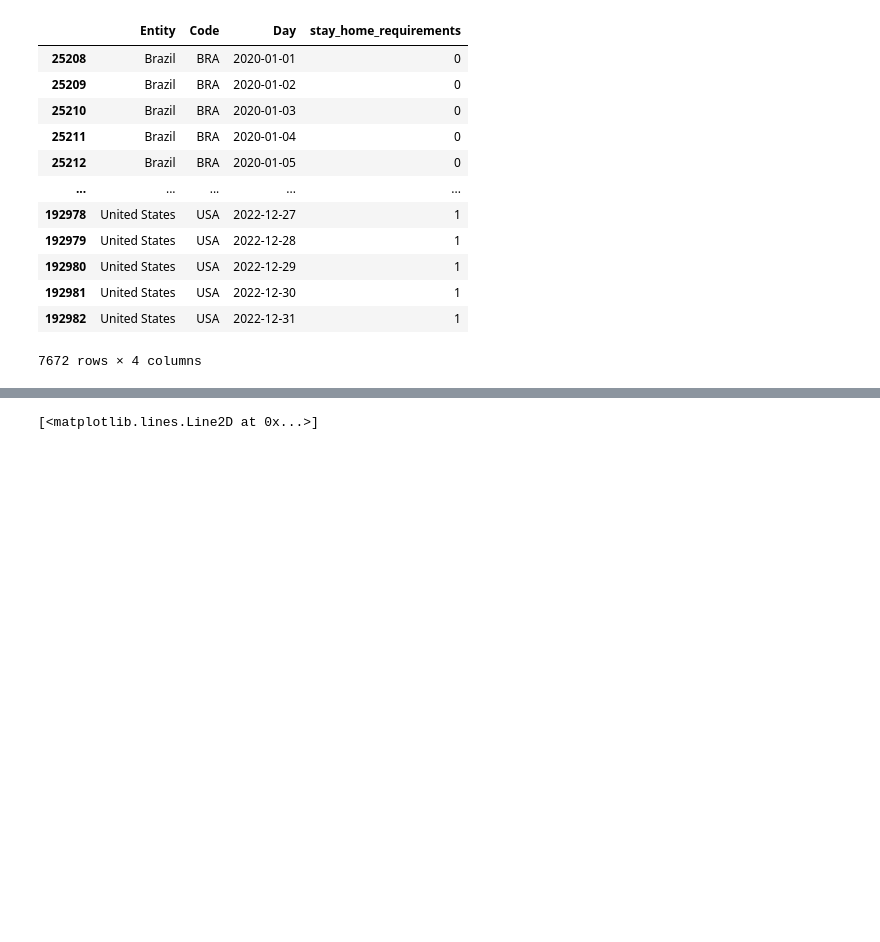
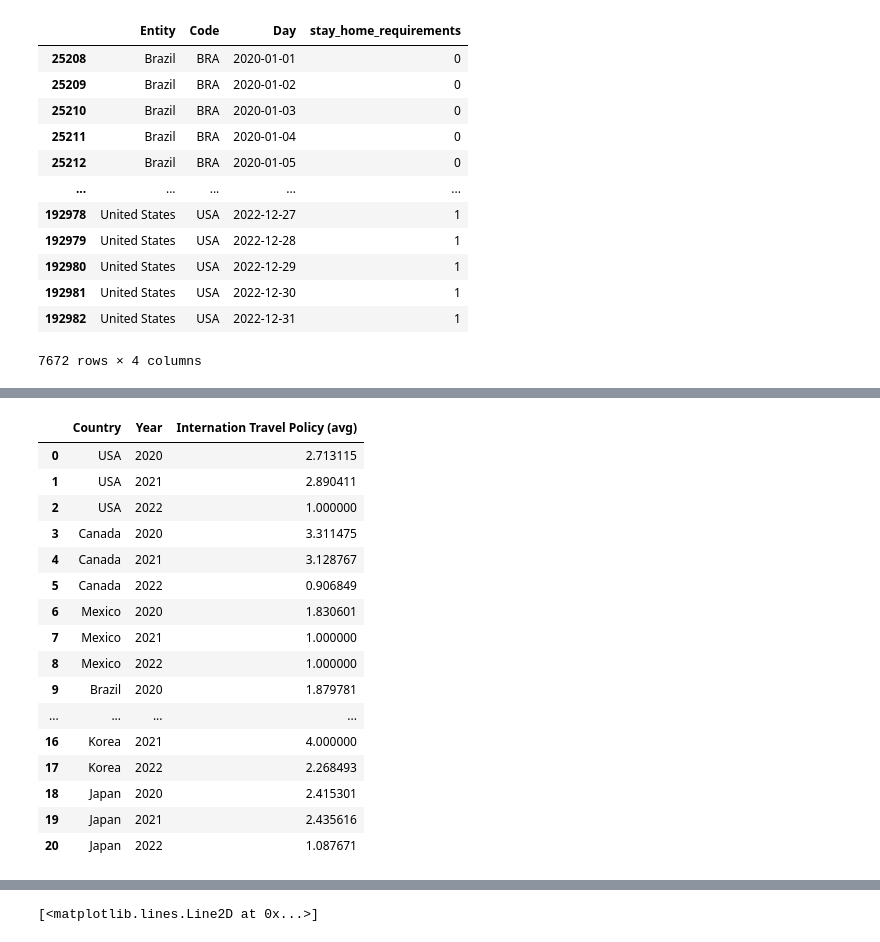
Before and after one commit to GrandChampion/Econ323-Final-project, a Jupyter notebook: main.ipynb, the cells around one changed output, grey strips where cells are left out. Saved outputs shown, nothing was run; the diff lists cells and outputs as text; code cells hidden in the pictures; blank space fills up the shorter version.

```diff
--- a/main.ipynb
+++ b/main.ipynb
@@ -149,0 +172,94 @@ Name:  Occupancy Rate, dtype: object
+# %%
+# International Travel Control by country
+# 0: No policy
+# 1: Screening travellers
+# 2: 2 weeks quarantine for travellers from high risk regions
+# 3: Ban any travellers from high risk countries
+# 4: Close border (No foreigners enter the country)
+us2020ITC = rawInternationalTravelControlData.loc[(
+    rawInternationalTravelControlData["Entity"] == "United States")].iloc[:366]["international_travel_controls"].mean()
+us2021ITC = rawInternationalTravelControlData.loc[(
+    rawInternationalTravelControlData["Entity"] == "United States")].iloc[366:731]["international_travel_controls"].mean()
+us2022ITC = rawInternationalTravelControlData.loc[(
+    rawInternationalTravelControlData["Entity"] == "United States")].iloc[731:1096]["international_travel_controls"].mean()
+
+canada2020ITC = rawInternationalTravelControlData.loc[(
+    rawInternationalTravelControlData["Entity"] == "Canada")].iloc[:366]["international_travel_controls"].mean()
+canada2021ITC = rawInternationalTravelControlData.loc[(
+    rawInternationalTravelControlData["Entity"] == "Canada")].iloc[366:731]["international_travel_controls"].mean()
+canada2022ITC = rawInternationalTravelControlData.loc[(
+    rawInternationalTravelControlData["Entity"] == "Canada")].iloc[731:1096]["international_travel_controls"].mean()
+
+mexico2020ITC = rawInternationalTravelControlData.loc[(
+    rawInternationalTravelControlData["Entity"] == "Mexico")].iloc[:366]["international_travel_controls"].mean()
+mexico2021ITC = rawInternationalTravelControlData.loc[(
+    rawInternationalTravelControlData["Entity"] == "Mexico")].iloc[366:731]["international_travel_controls"].mean()
+mexico2022ITC = rawInternationalTravelControlData.loc[(
+    rawInternationalTravelControlData["Entity"] == "Mexico")].iloc[731:1096]["international_travel_controls"].mean()
+
+brazil2020ITC = rawInternationalTravelControlData.loc[(
+    rawInternationalTravelControlData["Entity"] == "Brazil")].iloc[:366]["international_travel_controls"].mean()
+brazil2021ITC = rawInternationalTravelControlData.loc[(
+    rawInternationalTravelControlData["Entity"] == "Brazil")].iloc[366:731]["international_travel_controls"].mean()
+brazil2022ITC = rawInternationalTravelControlData.loc[(
+    rawInternationalTravelControlData["Entity"] == "Brazil")].iloc[731:1096]["international_travel_controls"].mean()
+
+china2020ITC = rawInternationalTravelControlData.loc[(
+    rawInternationalTravelControlData["Entity"] == "China")].iloc[:366]["international_travel_controls"].mean()
+china2021ITC = rawInternationalTravelControlData.loc[(
+    rawInternationalTravelControlData["Entity"] == "China")].iloc[366:731]["international_travel_controls"].mean()
+china2022ITC = rawInternationalTravelControlData.loc[(
+    rawInternationalTravelControlData["Entity"] == "China")].iloc[731:1096]["international_travel_controls"].mean()
+
+japan2020ITC = rawInternationalTravelControlData.loc[(
+    rawInternationalTravelControlData["Entity"] == "Japan")].iloc[:366]["international_travel_controls"].mean()
+japan2021ITC = rawInternationalTravelControlData.loc[(
+    rawInternationalTravelControlData["Entity"] == "Japan")].iloc[366:731]["international_travel_controls"].mean()
+japan2022ITC = rawInternationalTravelControlData.loc[(
+    rawInternationalTravelControlData["Entity"] == "Japan")].iloc[731:1096]["international_travel_controls"].mean()
+
+korea2020ITC = rawInternationalTravelControlData.loc[(
+    rawInternationalTravelControlData["Entity"] == "South Korea")].iloc[:366]["international_travel_controls"].mean()
+korea2021ITC = rawInternationalTravelControlData.loc[(
+    rawInternationalTravelControlData["Entity"] == "South Korea")].iloc[366:731]["international_travel_controls"].mean()
+korea2022ITC = rawInternationalTravelControlData.loc[(
+    rawInternationalTravelControlData["Entity"] == "South Korea")].iloc[731:1096]["international_travel_controls"].mean()
+
+itpDataFrame = pd.DataFrame({
+    "Country": ["USA", "USA", "USA", "Canada", "Canada", "Canada", "Mexico", "Mexico",
+                "Mexico", "Brazil", "Brazil", "Brazil", "China", "China", "China",
+                "Korea", "Korea", "Korea", "Japan", "Japan", "Japan"],
+    "Year": [2020, 2021, 2022,
+             2020, 2021, 2022,
+             2020, 2021, 2022,
+             2020, 2021, 2022,
+             2020, 2021, 2022,
+             2020, 2021, 2022,
+             2020, 2021, 2022],
+    "Internation Travel Policy (avg)": [us2020ITC, us2021ITC, us2022ITC,
+                                             canada2020ITC, canada2021ITC, canada2022ITC,
+                                             mexico2020ITC, mexico2021ITC, mexico2022ITC,
+                                             brazil2020ITC, brazil2021ITC, brazil2022ITC,
+                                             china2020ITC, china2021ITC, china2022ITC,
+                                             japan2020ITC, japan2021ITC, japan2022ITC,
+                                             korea2020ITC, korea2021ITC, korea2022ITC]
+})
+itpDataFrame
+# %% [output]
+|  | Country | Year | Internation Travel Policy (avg) |
+| 0 | USA | 2020 | 2.713115 |
+| 1 | USA | 2021 | 2.890411 |
+| 2 | USA | 2022 | 1.000000 |
+| 3 | Canada | 2020 | 3.311475 |
+| 4 | Canada | 2021 | 3.128767 |
+| 5 | Canada | 2022 | 0.906849 |
+| 6 | Mexico | 2020 | 1.830601 |
+| 7 | Mexico | 2021 | 1.000000 |
+| 8 | Mexico | 2022 | 1.000000 |
+| 9 | Brazil | 2020 | 1.879781 |
+| ... | ... | ... | ... |
+| 16 | Korea | 2021 | 4.000000 |
+| 17 | Korea | 2022 | 2.268493 |
+| 18 | Japan | 2020 | 2.415301 |
+| 19 | Japan | 2021 | 2.435616 |
+| 20 | Japan | 2022 | 1.087671 |
```
Also changed, not shown: parts of 11 cells of this notebook.
